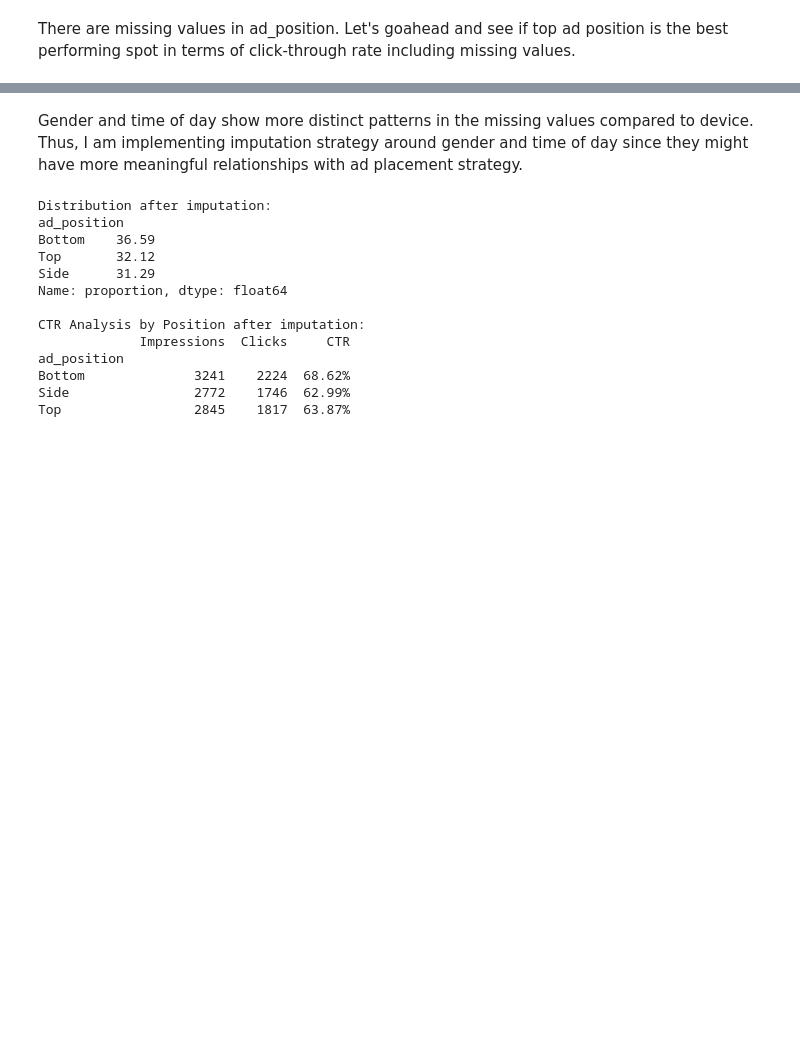
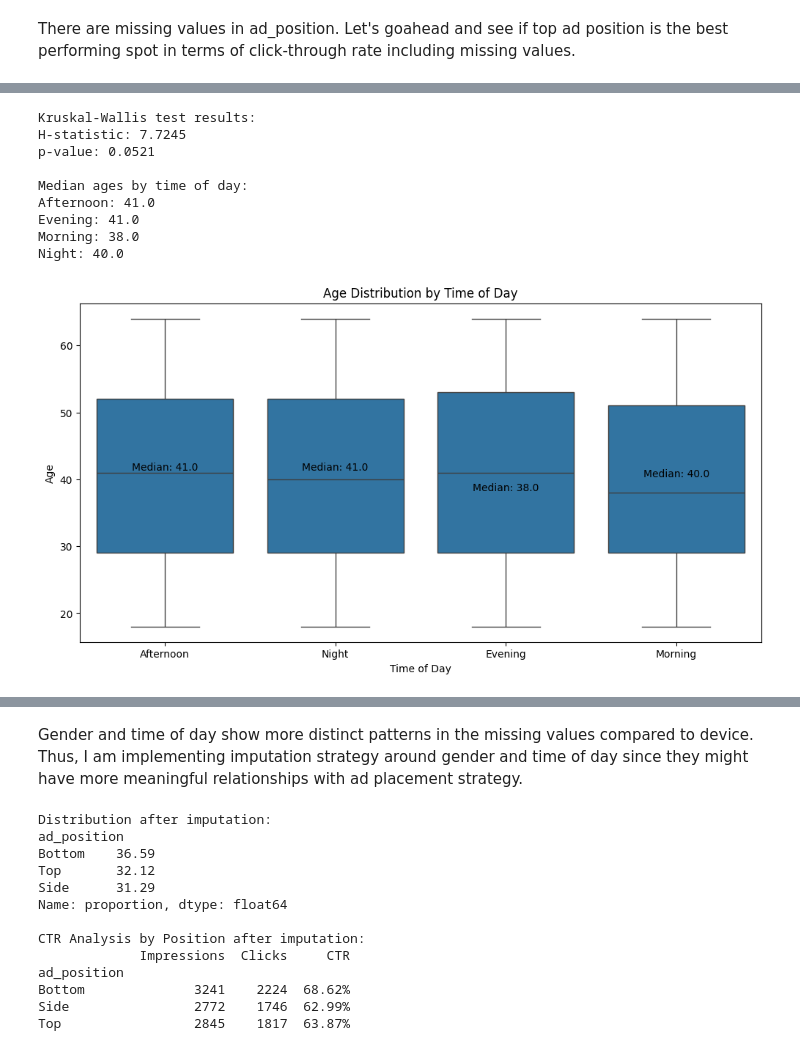
Before and after one commit to bebekim/kaggle-ad-prediction, a Jupyter notebook: mindset_challenge_alternative.ipynb, the cells around one changed output, grey strips where cells are left out. Drawn from its saved outputs; the diff is of its cells as text; code cells hidden in the pictures; blank space fills up the shorter version.

```diff
--- a/mindset_challenge_alternative.ipynb
+++ b/mindset_challenge_alternative.ipynb
@@ -646,0 +626,65 @@ KeyError: 'conversion_value'
+# %%
+# Perform Kruskal-Wallis test
+from scipy import stats
+
+# 1. Prepare data - group ages by time of day
+afternoon_ages = df[df['time_of_day'] == 'Afternoon']['age'].dropna()
+evening_ages = df[df['time_of_day'] == 'Evening']['age'].dropna()
+morning_ages = df[df['time_of_day'] == 'Morning']['age'].dropna()
+night_ages = df[df['time_of_day'] == 'Night']['age'].dropna()
+
+# 2. Perform Kruskal-Wallis H-test
+h_stat, p_value = stats.kruskal(afternoon_ages, evening_ages, morning_ages, night_ages)
+
+# 3. Print results
+print("Kruskal-Wallis test results:")
+print(f"H-statistic: {h_stat:.4f}")
+print(f"p-value: {p_value:.4f}")
+
+# 4. Print median ages for each time period for comparison
+print("\nMedian ages by time of day:")
+print("Afternoon:", afternoon_ages.median())
+print("Evening:", evening_ages.median())
+print("Morning:", morning_ages.median())
+print("Night:", night_ages.median())
+
+# 5. Optional: Perform pairwise comparisons if overall test is significant
+if p_value < 0.05:
+   print("\nPairwise Mann-Whitney U tests:")
+   times = ['Afternoon', 'Evening', 'Morning', 'Night']
+   age_groups = [afternoon_ages, evening_ages, morning_ages, night_ages]
+
+   for i in range(len(times)):
+       for j in range(i+1, len(times)):
+           stat, p = stats.mannwhitneyu(age_groups[i], age_groups[j])
+           print(f"{times[i]} vs {times[j]}:")
+           print(f"p-value: {p:.4f}")
+
+# 6. Visualize
+import matplotlib.pyplot as plt
+import seaborn as sns
+
+plt.figure(figsize=(12, 6))
+sns.boxplot(data=df, x='time_of_day', y='age')
+plt.title('Age Distribution by Time of Day')
+plt.xlabel('Time of Day')
+plt.ylabel('Age')
+
+# Add median age annotations
+for i, time in enumerate(['Afternoon', 'Evening', 'Morning', 'Night']):
+   median_age = df[df['time_of_day'] == time]['age'].median()
+   plt.text(i, median_age, f'Median: {median_age:.1f}',
+            horizontalalignment='center', verticalalignment='bottom')
+
+plt.show()
+# %% [output]
+Kruskal-Wallis test results:
+H-statistic: 7.7245
+p-value: 0.0521
+
+Median ages by time of day:
+Afternoon: 41.0
+Evening: 41.0
+Morning: 38.0
+Night: 40.0
+[figure, added]
```
Also changed, not shown: parts of 65 cells of this notebook, 6 other files.
